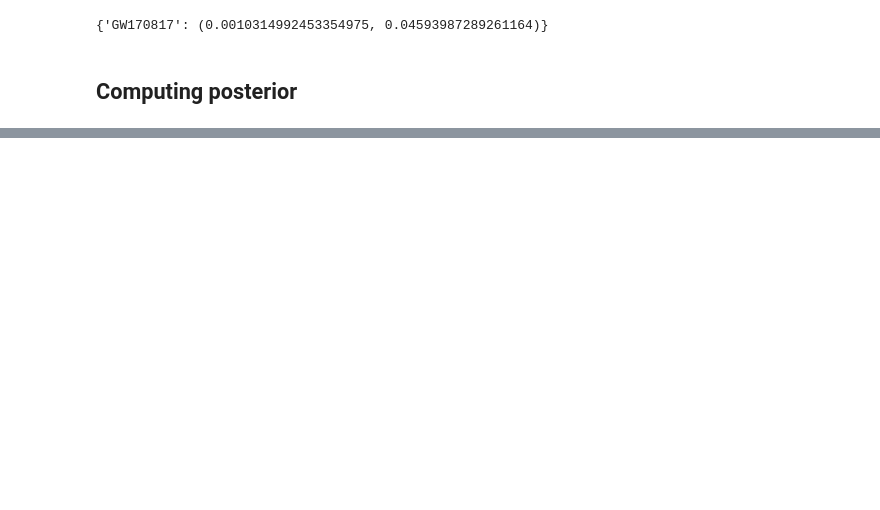
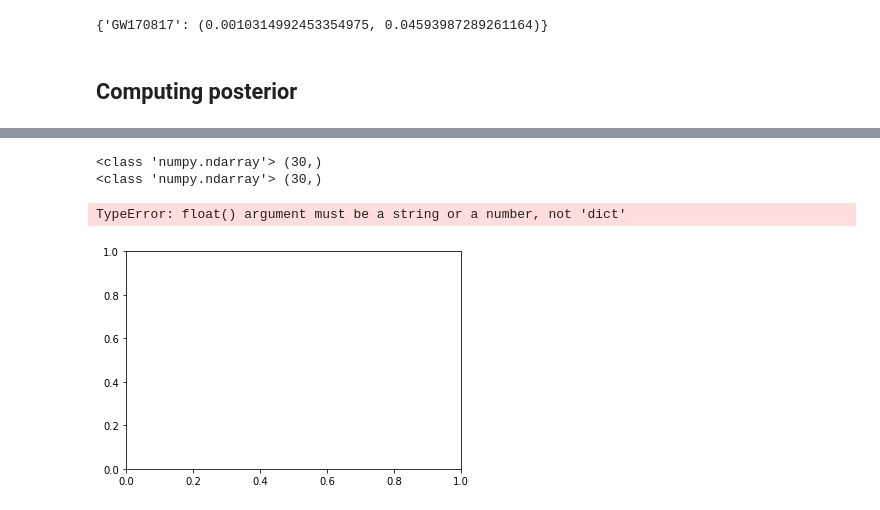
Before and after one commit to CosmoStatGW/DarkSirensStat, a Jupyter notebook: notebooks/Xi0Stat_tutorial.ipynb, the cells around one changed output, grey strips where cells are left out. Drawn from its saved outputs; the diff is of its cells as text; code cells hidden in the pictures; blank space fills up the shorter version.

```diff
--- a/notebooks/Xi0Stat_tutorial.ipynb
+++ b/notebooks/Xi0Stat_tutorial.ipynb
@@ -131,6 +103,8 @@ myGWgal.z_lims
 # %%
 # Set area and z range in the galaxy catalogue
 
-myGWgal.gals.set_z_range( *myGWgal.z_lims['GW170817'])
-myGWgal.gals.set_area(myGWgal.cred_pixels['GW170817'], myGWgal.GWevents['GW170817'].nside)
+myGWgal.gals.select_area(myGWgal.cred_pixels['GW170817'], myGWgal.GWevents['GW170817'].nside)
+
+
+myGWgal.gals.set_z_range_for_selection( *myGWgal.z_lims['GW170817'])
 # %% [output]
@@ -141,5 +115,12 @@ Restricting area of the catalogue to 4928 pixels with nside=1024
 # %%
 # Compute likelihood for H0 on a grid
 H0grid = np.linspace(20, 220, 30)
-lik = np.array([myGWgal.get_inhom_lik(H0, Xi0=1, n=1.91) for H0 in H0grid])
+lik = np.ones(H0grid.shape)
+
+for i, H0 in enumerate(H0grid):
+    liks = myGWgal.get_inhom_lik(H0, Xi0=1, n=1.91)
+    print(liks)
+    for key, val in liks.items():
+        print(key, val)
+        lik[i] *= val
 # %% [output]
@@ -147,6 +250,12 @@ TypeError: ufunc 'true_divide' output (typecode 'O') could not be coerced to pro
 # %%
 # Plot the posterior with beta=H0^3
 
+
 norm=np.trapz(lik/H0grid**3, H0grid)
 
-plt.plot(H0grid, lik/H0grid**3/norm)
+plt.plot(H0grid, lik)#/H0grid**3/norm)
+# %% [output]
+<class 'numpy.ndarray'> (30,)
+<class 'numpy.ndarray'> (30,)
+TypeError: float() argument must be a string or a number, not 'dict'
+[figure, added]
```
Also changed, not shown: parts of 9 cells of this notebook, 8 other files.
